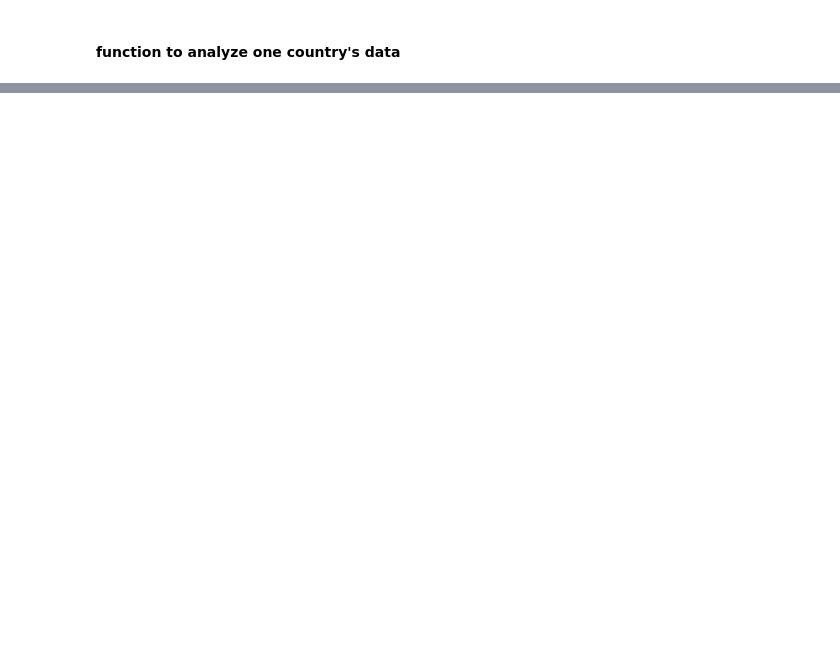
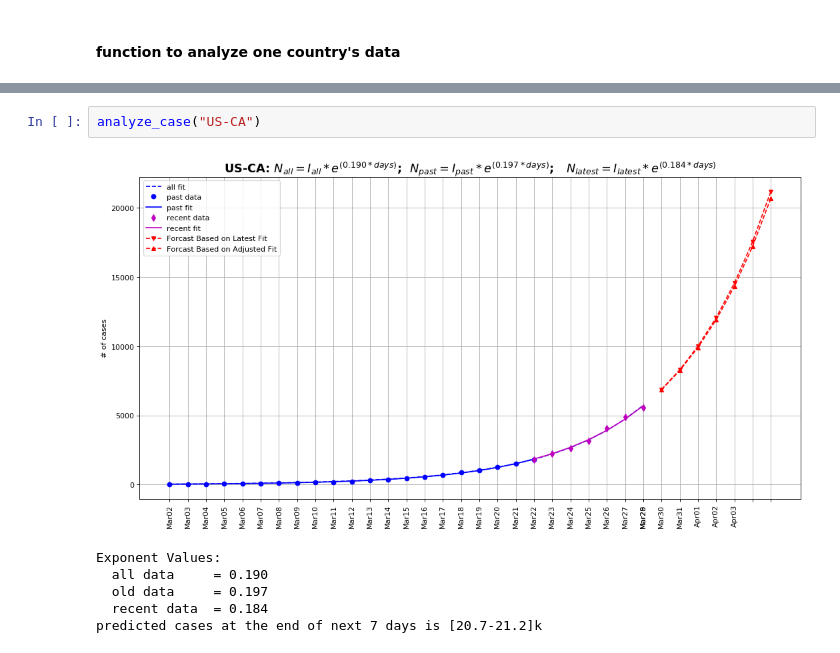
Before and after one commit to DrShen/Covid_19_tracking, a Jupyter notebook: Covid-19 Tracking.ipynb, the cells around one changed output, grey strips where cells are left out. Drawn from its saved outputs; the diff is of its cells as text; blank space fills up the shorter version.

```diff
--- a/Covid-19 Tracking.ipynb
+++ b/Covid-19 Tracking.ipynb
@@ -163,0 +194,9 @@ predicted cases at the end of next 7 days is [476856]
+# %%
+analyze_case("US-CA")
+# %% [output]
+[figure, added]
+Exponent Values:
+  all data     = 0.190
+  old data     = 0.197
+  recent data  = 0.184
+predicted cases at the end of next 7 days is [20.7-21.2]k
```
Also changed, not shown: parts of 12 cells of this notebook, 2 other files.
